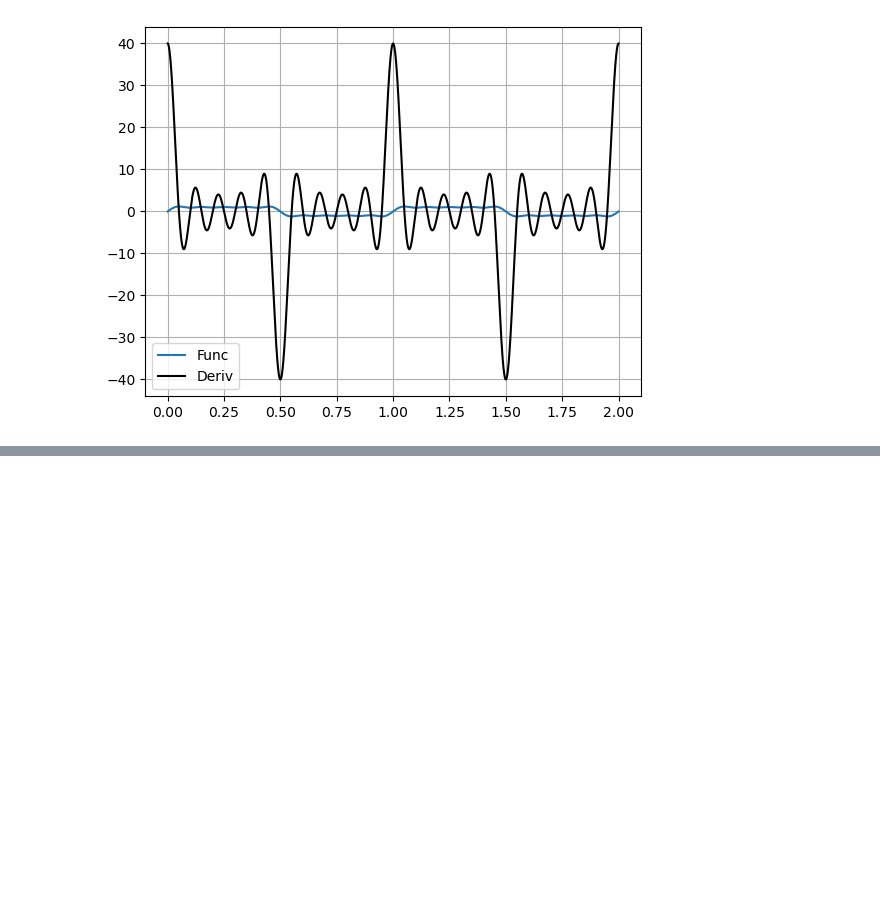
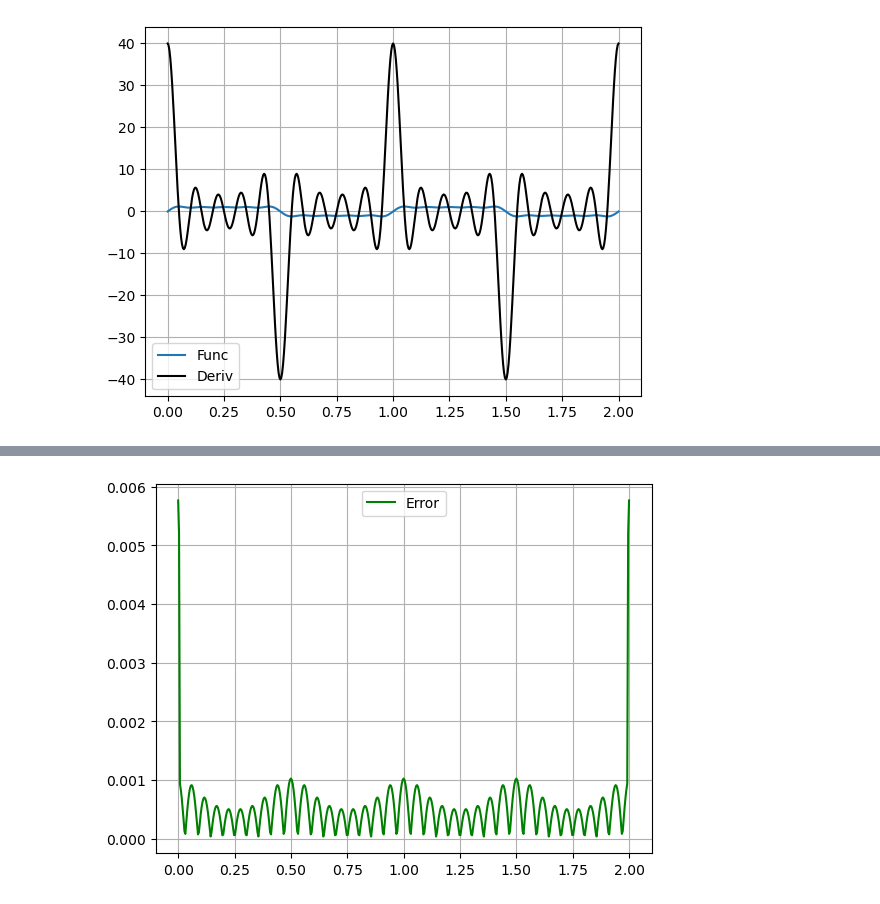
Before and after one commit to SoumyajeetMazumdar/CQMPP, a Jupyter notebook: #3/part1_3.ipynb, the cells around one changed output, grey strips where cells are left out. Cells and saved outputs as stored; diff of their text form; code cells hidden in the pictures; blank space fills up the shorter version.

```diff
--- a/#3/part1_3.ipynb
+++ b/#3/part1_3.ipynb
@@ -75,0 +122,9 @@ plt.grid()
+# %%
+# absolute error calculation
+absolute_error = np.abs(f_prime - f_prime_analytical)
+
+plt.plot(x_val, absolute_error, "g", label = "Error")
+plt.legend()
+plt.grid()
+# %% [output]
+[figure, added]
```
Also changed, not shown: parts of 3 cells of this notebook.
